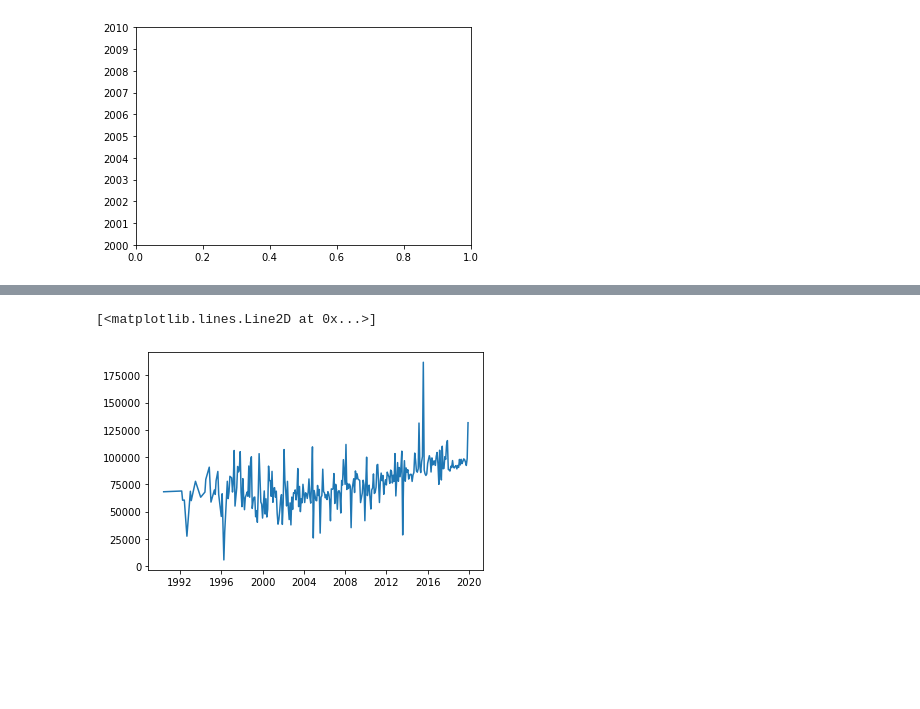
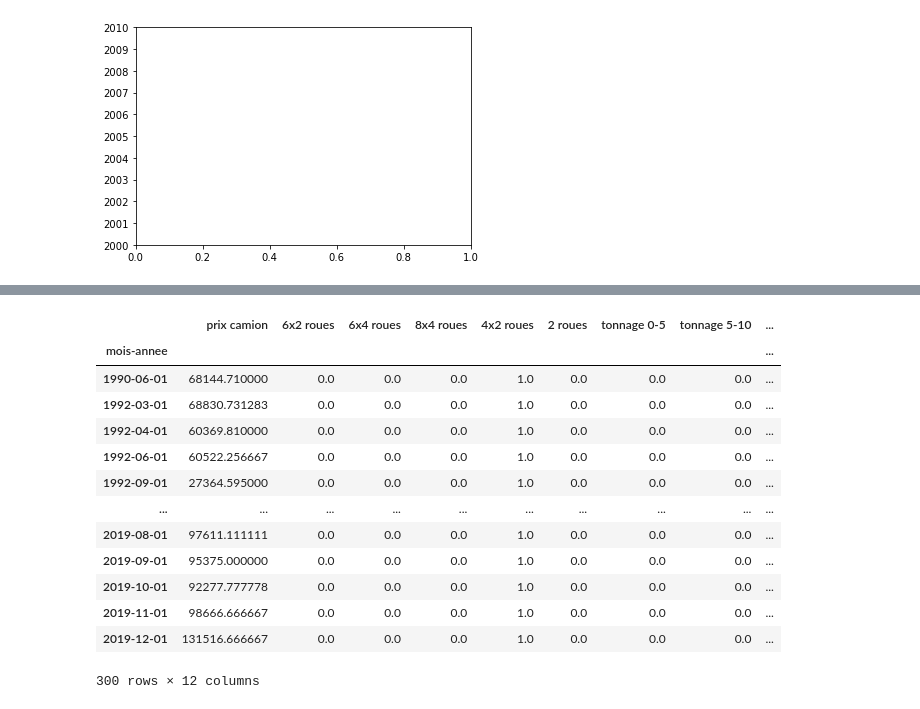
Before and after one commit to KilianPrvst/Truck_cartel, a Jupyter notebook: theobald.ipynb, the cells around one changed output, grey strips where cells are left out. Saved outputs shown, nothing was run; the diff lists cells and outputs as text; code cells hidden in the pictures; blank space fills up the shorter version.

```diff
--- a/theobald.ipynb
+++ b/theobald.ipynb
@@ -119,2 +278,17 @@ df['mois-annee'] = df["Date d'achat "].map(mois_annee)
 # %%
-df1 = df[['mois-annee', 'prix camion'], ]
+#cam = df.groupby("mois-annee").agg({"prix camion": "mean", "": "sum"})
+# %% [output]
+|  | prix camion | 6x2 roues | 6x4 roues | 8x4 roues | 4x2 roues | 2 roues | tonnage 0-5 | tonnage 5-10 | ... |
+| mois-annee |  |  |  |  |  |  |  |  | ... |
+| 1990-06-01 | 68144.710000 | 0.0 | 0.0 | 0.0 | 1.0 | 0.0 | 0.0 | 0.0 | ... |
+| 1992-03-01 | 68830.731283 | 0.0 | 0.0 | 0.0 | 1.0 | 0.0 | 0.0 | 0.0 | ... |
+| 1992-04-01 | 60369.810000 | 0.0 | 0.0 | 0.0 | 1.0 | 0.0 | 0.0 | 0.0 | ... |
+| 1992-06-01 | 60522.256667 | 0.0 | 0.0 | 0.0 | 1.0 | 0.0 | 0.0 | 0.0 | ... |
+| 1992-09-01 | 27364.595000 | 0.0 | 0.0 | 0.0 | 1.0 | 0.0 | 0.0 | 0.0 | ... |
+| ... | ... | ... | ... | ... | ... | ... | ... | ... | ... |
+| 2019-08-01 | 97611.111111 | 0.0 | 0.0 | 0.0 | 1.0 | 0.0 | 0.0 | 0.0 | ... |
+| 2019-09-01 | 95375.000000 | 0.0 | 0.0 | 0.0 | 1.0 | 0.0 | 0.0 | 0.0 | ... |
+| 2019-10-01 | 92277.777778 | 0.0 | 0.0 | 0.0 | 1.0 | 0.0 | 0.0 | 0.0 | ... |
+| 2019-11-01 | 98666.666667 | 0.0 | 0.0 | 0.0 | 1.0 | 0.0 | 0.0 | 0.0 | ... |
+| 2019-12-01 | 131516.666667 | 0.0 | 0.0 | 0.0 | 1.0 | 0.0 | 0.0 | 0.0 | ... |
+300 rows × 12 columns
@@ -123,5 +294,0 @@ df2 = df1.groupby(['mois-annee']).mean()
-# %%
-plt.plot(df2)
-# %% [output]
-[<matplotlib.lines.Line2D at 0x...>]
-[figure, removed]
```
Also changed, not shown: parts of 25 cells of this notebook, 2 other files.
